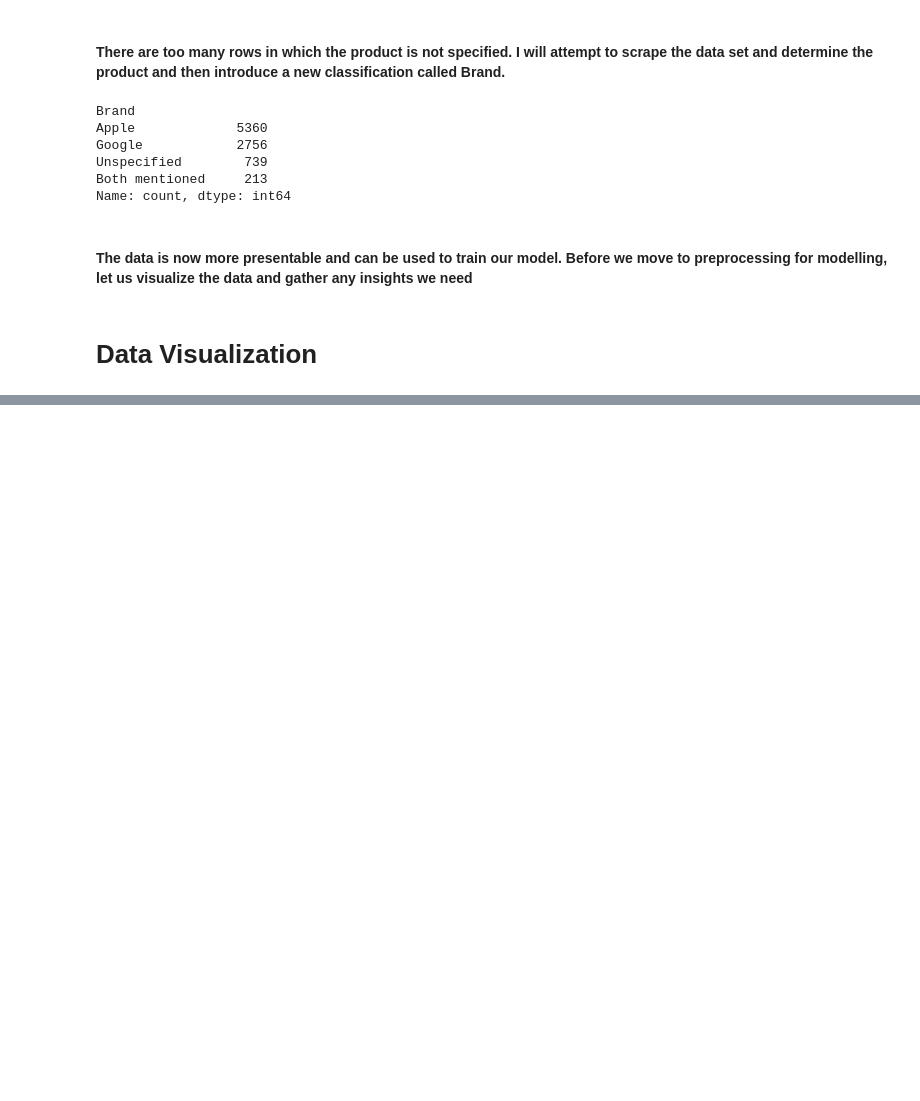
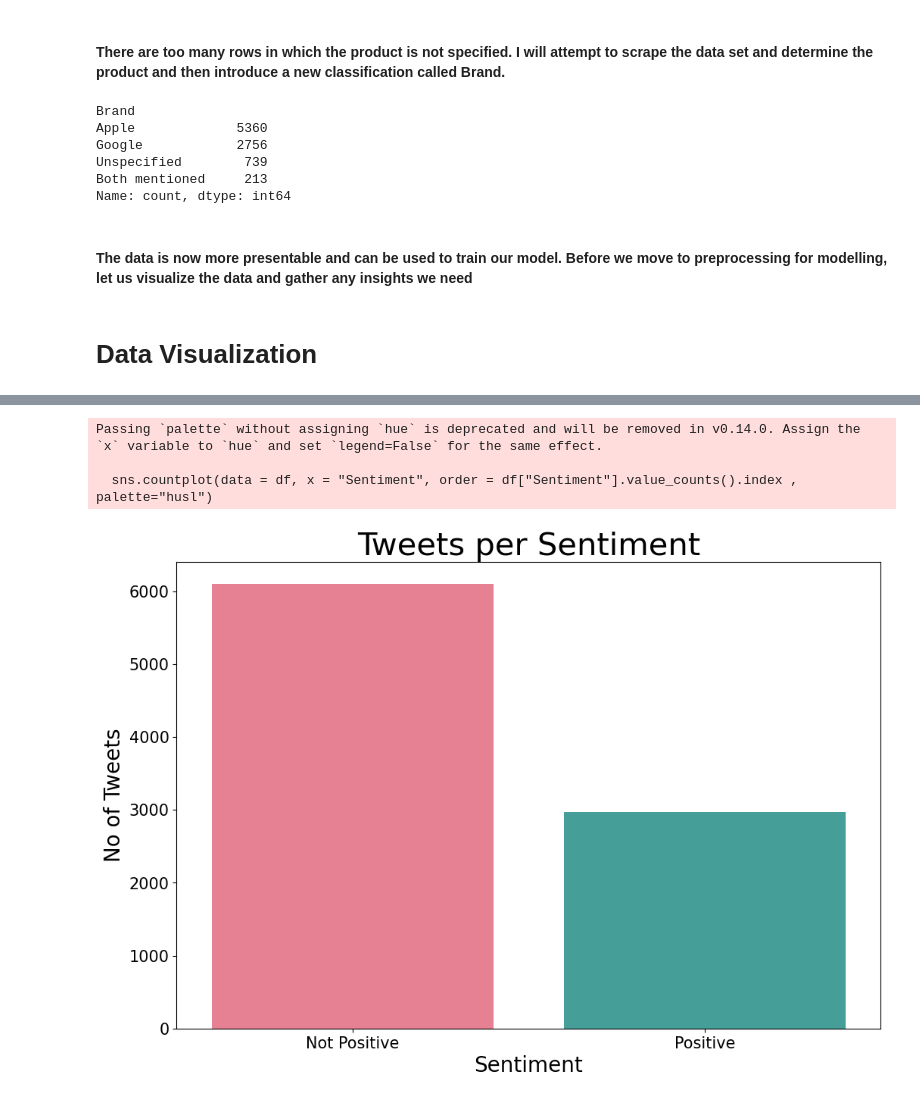
Before and after one commit to papyrusleaf/TweetSentimentAnalysis, a Jupyter notebook: TweetSentimentAnalysis.ipynb, the cells around one changed output, grey strips where cells are left out. Drawn from its saved outputs; the diff is of its cells as text; code cells hidden in the pictures; blank space fills up the shorter version.

```diff
--- a/TweetSentimentAnalysis.ipynb
+++ b/TweetSentimentAnalysis.ipynb
@@ -338,0 +406,6 @@ Name: count, dtype: int64
+# %%
+df['Sentiment'] = df['Sentiment'].map({'No emotion':0,
+             'Positive emotion':1,
+             'Negative emotion':0,
+             "I can't tell": 0})
+df
@@ -338,0 +426,14 @@ Name: count, dtype: int64
+# %%
+fig, ax = plt.subplots(figsize=(12,8))
+sns.countplot(data = df, x = "Sentiment", order = df["Sentiment"].value_counts().index , palette="husl")
+ax.set_xticklabels(labels = ["Not Positive", "Positive"], fontsize = 15)
+ax.set_xlabel(xlabel = "Sentiment", fontsize = 20)
+ax.tick_params(axis='y', which='major', labelsize=15)
+ax.set_ylabel(ylabel = "No of Tweets", fontsize = 20)
+ax.set_title(f"Tweets per Sentiment", fontsize = 30)
+plt.show()
+# %% [output]
+Passing `palette` without assigning `hue` is deprecated and will be removed in v0.14.0. Assign the `x` variable to `hue` and set `legend=False` for the same effect.
+
+  sns.countplot(data = df, x = "Sentiment", order = df["Sentiment"].value_counts().index , palette="husl")
+[figure, added]
```
Also changed, not shown: parts of 16 cells of this notebook.
